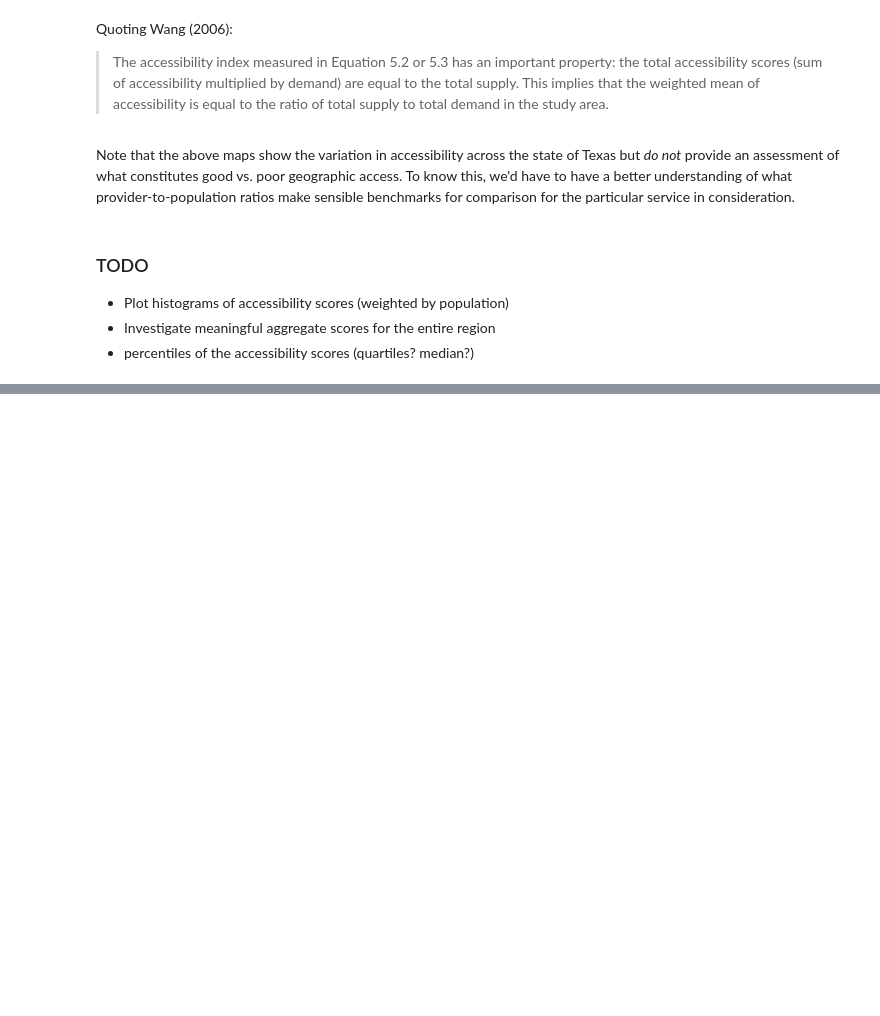
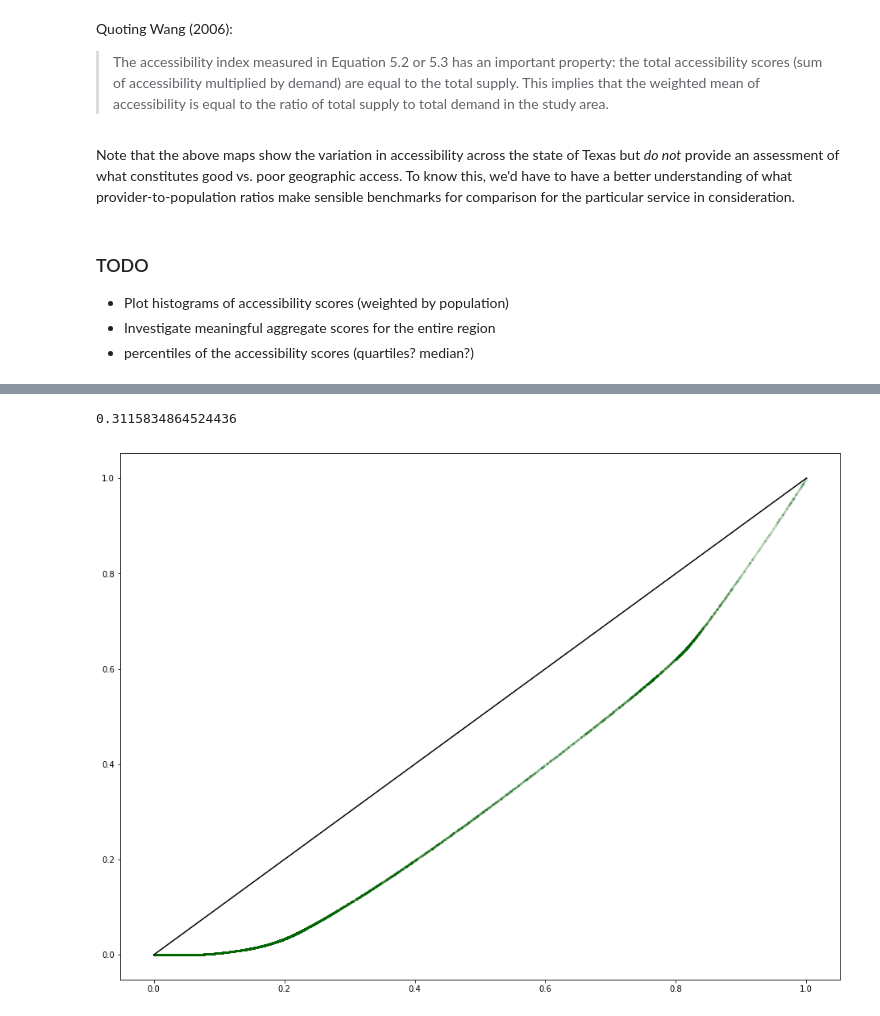
Before and after one commit to bayesimpact/encompass, a Jupyter notebook: explorer/notebooks/gravity.ipynb, the cells around one changed output, grey strips where cells are left out. Cells and saved outputs as stored; diff of their text form; code cells hidden in the pictures; blank space fills up the shorter version.

```diff
--- a/explorer/notebooks/gravity.ipynb
+++ b/explorer/notebooks/gravity.ipynb
@@ -495,0 +565,26 @@ Note that the above maps show the variation in accessibility across the state of
+# %%
+gini(gdf['gravity'].values, w=gdf['population'].values)
+# %% [output]
+0.3115834864524436
+# %%
+def weighted_lorenz(x, w=None):
+    if w is None:
+        w = np.ones_like(x)
+    sorted_indexes = np.argsort(x)
+    x_ = x[sorted_indexes]
+    w_ = w[sorted_indexes]
+    n = x.shape[0]
+    cumulative_weighted_x = np.cumsum(x_*w_) / np.sum(x_*w_)
+    cumulative_weights = np.cumsum(w_) / np.sum(w_)
+    ## scatter plot of Lorenz curve
+    fig, ax = plt.subplots()
+    ax.scatter(
+        x=cumulative_weights, y=cumulative_weighted_x,
+        marker='x', color='darkgreen', s=5, alpha=0.04
+    )
+    ## line plot of equality
+    ax.plot([0,1], [0,1], color='k')
+# %%
+weighted_lorenz(gdf['gravity'].values, w=gdf['population'].values)
+# %% [output]
+[figure, added]
```
Also changed, not shown: parts of 15 cells of this notebook, 4 other files.
